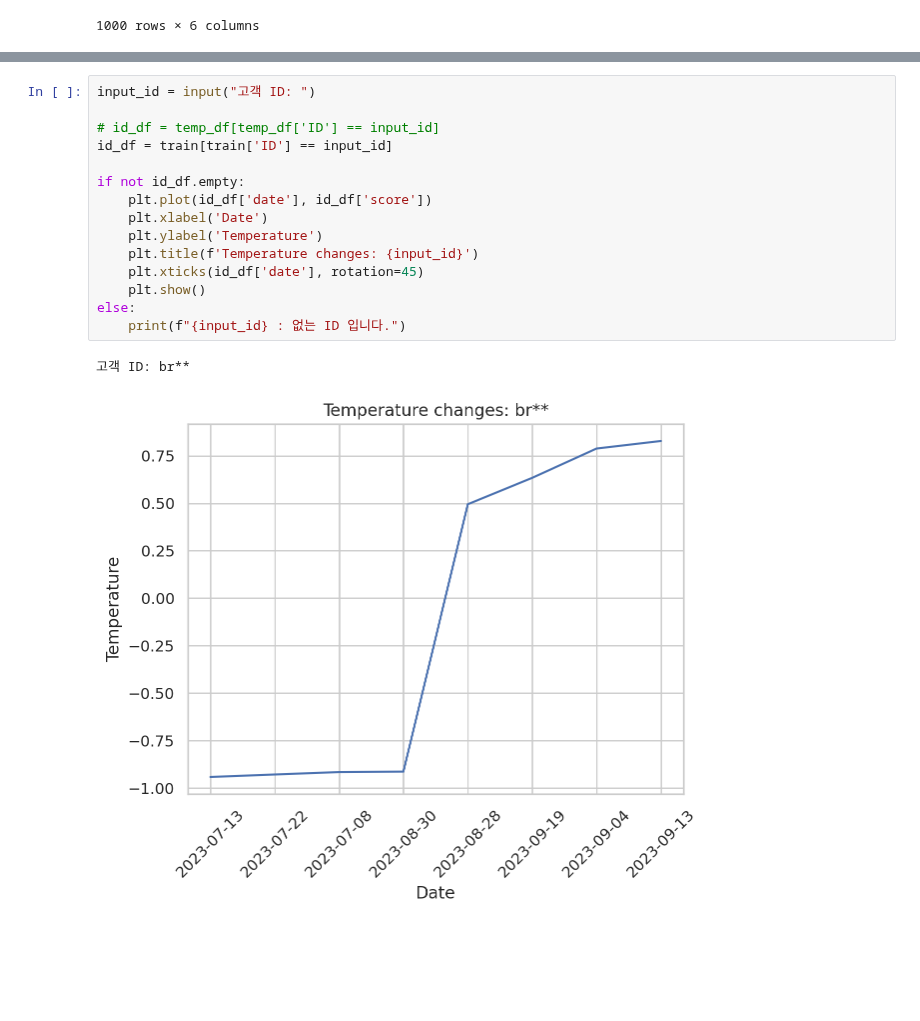
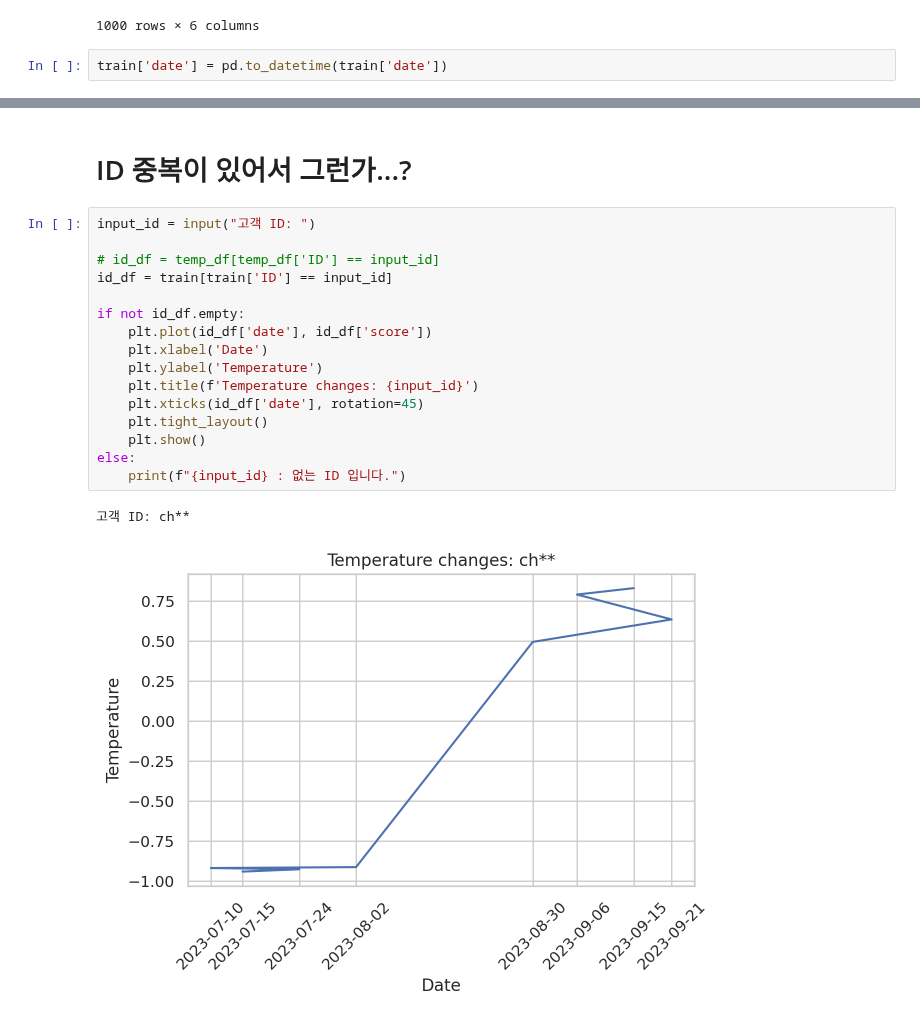
Before and after one commit to swoo-nam/BootCamp_project_final, a Jupyter notebook: 남상우_유예슬_임시데이터_전처리_ipynb의_사본.ipynb, the cells around one changed output, grey strips where cells are left out. Drawn from its saved outputs; the diff is of its cells as text; blank space fills up the shorter version.

```diff
--- a/남상우_유예슬_임시데이터_전처리_ipynb의_사본.ipynb
+++ b/남상우_유예슬_임시데이터_전처리_ipynb의_사본.ipynb
@@ -397,3 +475,5 @@ train
 | 998 | cj** | 2023-09-16 | 너무너무 맛있게 잘먹었습니다 ! | 고객님의 입맛을 사로잡는 이배달이 되겠습니다 늘 만족하실수 ... | 1 | 0.831412 |
 | 999 | co** | 2023-09-17 | 배송시간보다 30분이나 일찍 왔어요! 늘먹는 써브웨이 클럽은... | 고객님 안녕하세요~ 주문주시고 너무나도 기분좋은 말씀 과 소... | 1 | 0.831440 |
 1000 rows × 6 columns
+# %%
+train['date'] = pd.to_datetime(train['date'])
@@ -400,21 +496,24 @@ train
+# %% [markdown]
+# ID 중복이 있어서 그런가...?
 # %%
 input_id = input("고객 ID: ")
 
 # id_df = temp_df[temp_df['ID'] == input_id]
 id_df = train[train['ID'] == input_id]
 
 if not id_df.empty:
     plt.plot(id_df['date'], id_df['score'])
     plt.xlabel('Date')
     plt.ylabel('Temperature')
     plt.title(f'Temperature changes: {input_id}')
     plt.xticks(id_df['date'], rotation=45)
+    plt.tight_layout()
     plt.show()
 else:
     print(f"{input_id} : 없는 ID 입니다.")
 # %% [output]
-고객 ID: br**
+고객 ID: ch**
-[figure, old version]
+[figure, new version]
 # %%
 input_id = input("고객 ID: ")
 
```
Also changed, not shown: parts of 14 cells of this notebook.
